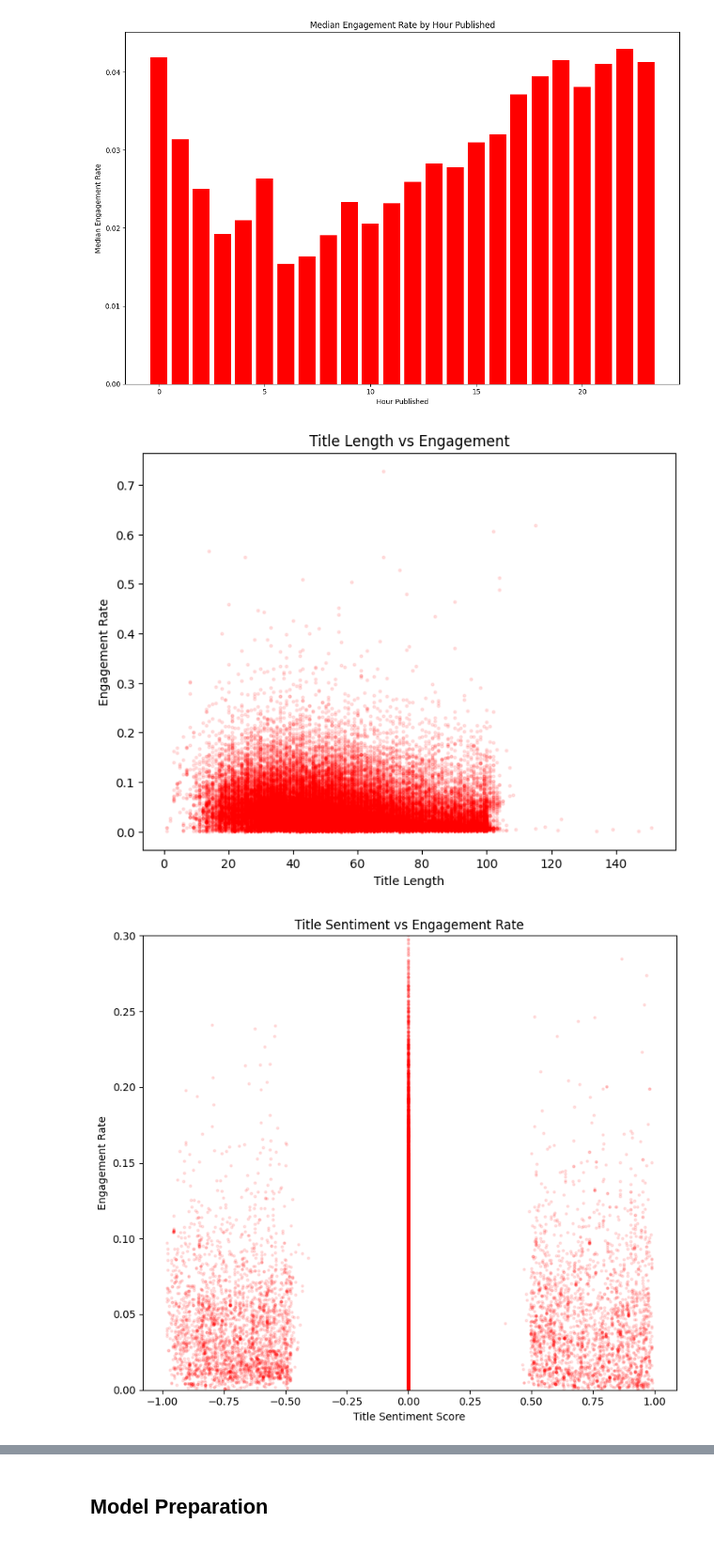
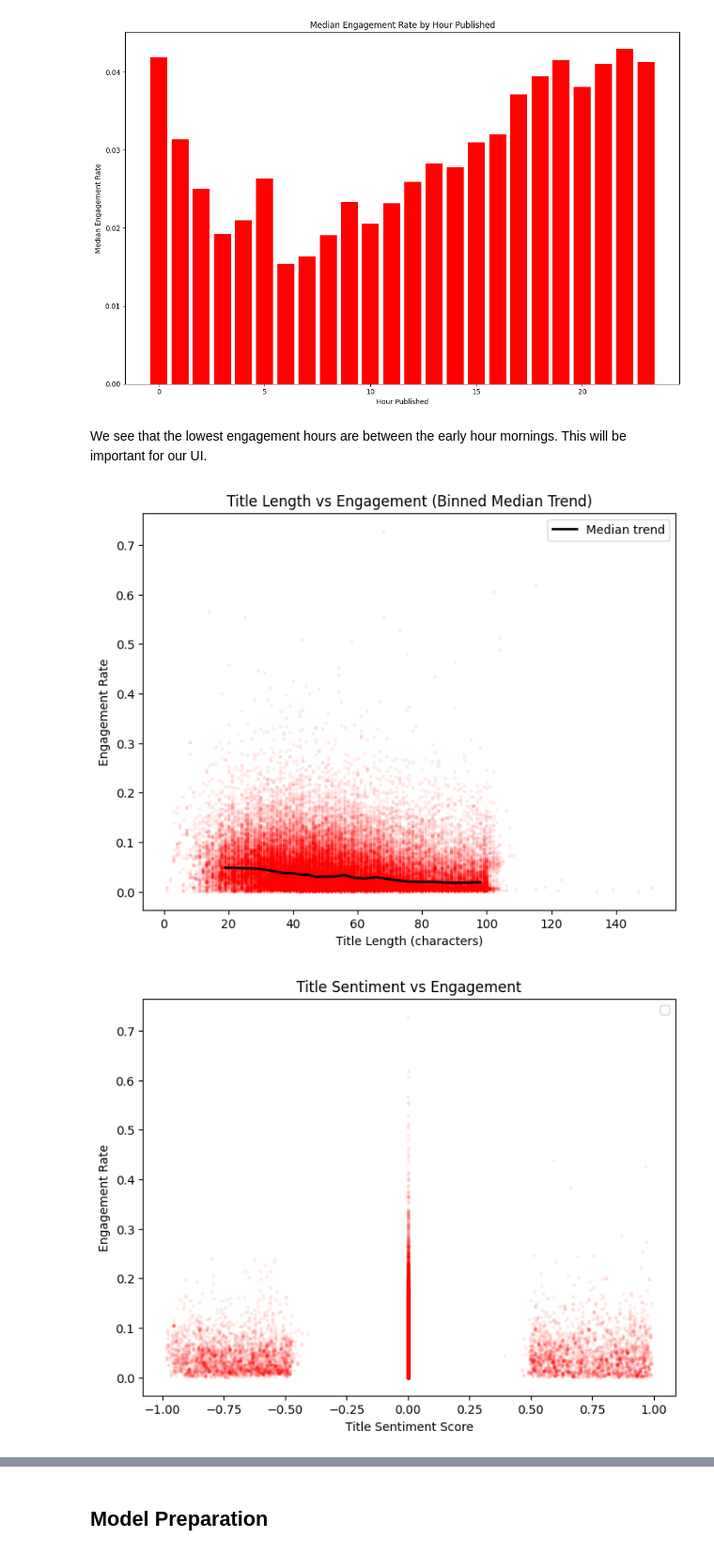
Before and after one commit to Mamaril-Jeremy/DTSC-691-Project, a Jupyter notebook: notebooks/youtube_eng_predictor.ipynb, the cells around one changed output, grey strips where cells are left out. Shown at 94% size. Drawn from its saved outputs; the diff is of its cells as text; code cells hidden in the pictures.

```diff
--- a/notebooks/youtube_eng_predictor.ipynb
+++ b/notebooks/youtube_eng_predictor.ipynb
@@ -332,11 +320,29 @@ Key stat: the log transform significantly normalises the right-skewed raw distri
 # %%
 # Engagement vs Views
+# Create quantile bins
+youtube_videos['view_bin'] = pd.qcut(
+    youtube_videos['views'],
+    q=20,
+    duplicates='drop'
+)
+
+# Compute median engagement
+trend = youtube_videos.groupby('view_bin')['engagement_rate_raw'].median()
+bin_centers = youtube_videos.groupby('view_bin')['views'].median()
+
+# Plot original scatter
 plt.figure(figsize=(8, 6))
 plt.scatter(youtube_videos['views'], youtube_videos['engagement_rate_raw'],
             alpha=0.1, s=5, color='red')
+
+# Trend line
+plt.plot(bin_centers, trend.values, color='black', label='Median trend')
+
 plt.xscale('log')
-plt.xlabel("Views (log scale)")
+plt.xlabel("Views")
 plt.ylabel("Engagement Rate")
 plt.title("Engagement Rate vs Views")
+plt.legend()
+plt.tight_layout()
 plt.show()
 # %% [output]
@@ -682,30 +606,59 @@ plt.tight_layout()
 plt.show()
 # %% [output]
 [figure]
+# %% [markdown]
+We see that the lowest engagement hours are between the early hour mornings. This will be important for our UI.
 # %%
 # Title Length vs Engagement Rate
+# Bin title length
+youtube_videos['title_bin'] = pd.qcut(
+    youtube_videos['title_length'],
+    q=20,
+    duplicates='drop'
+)
+
+# Compute median engagement
+trend = youtube_videos.groupby('title_bin')['engagement_rate_raw'].median()
+bin_centers = youtube_videos.groupby('title_bin')['title_length'].median()
+
+# Plot
 plt.figure(figsize=(8, 6))
 plt.scatter(youtube_videos['title_length'], youtube_videos['engagement_rate_raw'],
-            alpha=0.1, s=5, color='red')
-plt.xlabel("Title Length")
+            alpha=0.05, s=5, color='red')
+
+plt.plot(bin_centers, trend.values, color='black', linewidth=2, label='Median trend')
+
+plt.xlabel("Title Length (characters)")
 plt.ylabel("Engagement Rate")
-plt.title("Title Length vs Engagement")
+plt.title("Title Length vs Engagement (Binned Median Trend)")
+plt.legend()
+
 plt.show()
 # %% [output]
-[figure, old version]
+[figure, new version]
 # %%
 # Correlation between Title Sentiment and Engagement
-plt.figure(figsize=(8, 7))
+# Define fixed sentiment bins
+bins = np.linspace(-1, 1, 21)
+youtube_videos['sentiment_bin'] = pd.cut(youtube_videos['title_sentiment'], bins=bins)
+
+# Compute median engagement
+bin_centers = youtube_videos.groupby('sentiment_bin')['title_sentiment'].median()
+
+# Plot
+plt.figure(figsize=(8, 6))
 plt.scatter(youtube_videos['title_sentiment'], youtube_videos['engagement_rate_raw'],
-            alpha=0.1, s=5, color='red')
-plt.ylim(0, 0.3)
-plt.xlabel('Title Sentiment Score')
-plt.ylabel('Engagement Rate')
-plt.title('Title Sentiment vs Engagement Rate')
-plt.tight_layout()
+            alpha=0.05, s=5, color='red')
+
+
+plt.xlabel("Title Sentiment Score")
+plt.ylabel("Engagement Rate")
+plt.title("Title Sentiment vs Engagement")
+plt.legend()
+
 plt.show()
 # %% [output]
-[figure, old version]
+[figure, new version]
 # %%
 # General Correlation Matrix
 corr_cols = ['engagement_rate_raw', 'views', 'likes', 'comment_count',
```
Also changed, not shown: parts of 26 cells of this notebook, 2 other files.
